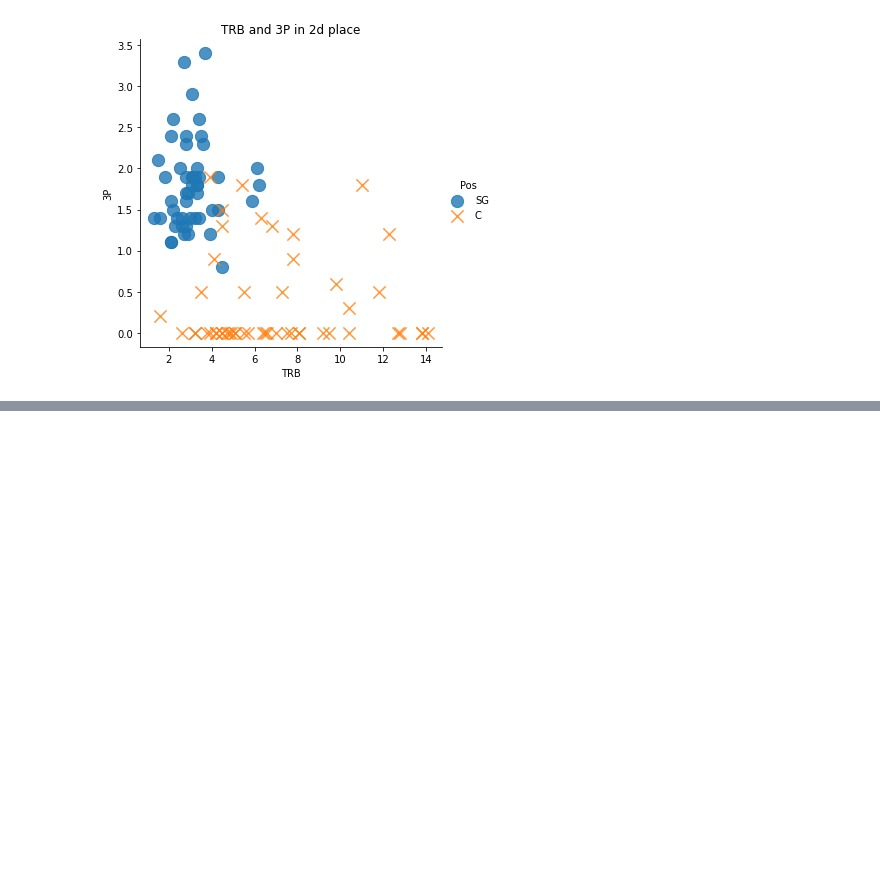
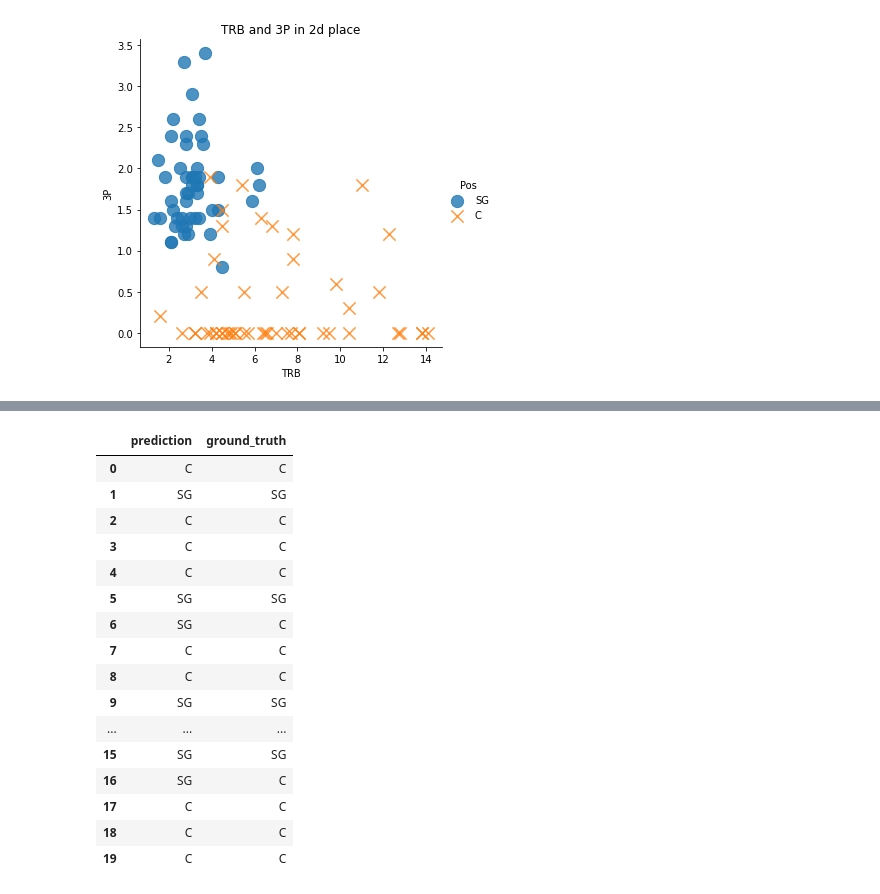
Before and after one commit to Jio-Kim/ML-DL, a Jupyter notebook: kNN_알고리즘.ipynb, the cells around one changed output, grey strips where cells are left out. Drawn from its saved outputs; the diff is of its cells as text; code cells hidden in the pictures; blank space fills up the shorter version.

```diff
--- a/kNN_알고리즘.ipynb
+++ b/kNN_알고리즘.ipynb
@@ -103,0 +222,22 @@ Text(0.5, 1.0, 'TRB and 3P in 2d place')
+# %%
+# 실제, 예측 눈으로 확인
+comparison = pd.DataFrame({'prediction' : pred, 'ground_truth' : y_test.values.ravel()})
+comparison
+# %% [output]
+|  | prediction | ground_truth |
+| 0 | C | C |
+| 1 | SG | SG |
+| 2 | C | C |
+| 3 | C | C |
+| 4 | C | C |
+| 5 | SG | SG |
+| 6 | SG | C |
+| 7 | C | C |
+| 8 | C | C |
+| 9 | SG | SG |
+| ... | ... | ... |
+| 15 | SG | SG |
+| 16 | SG | C |
+| 17 | C | C |
+| 18 | C | C |
+| 19 | C | C |
```
Also changed, not shown: parts of 15 cells of this notebook.
